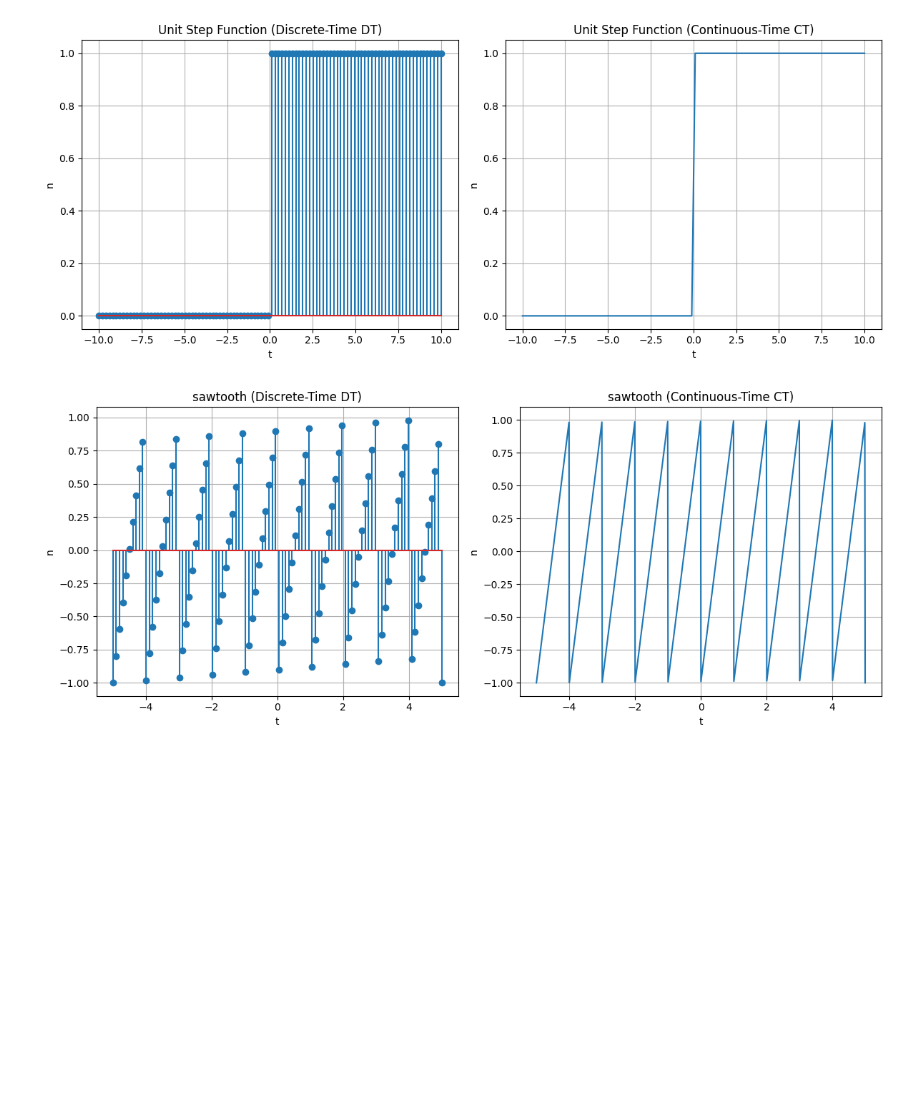
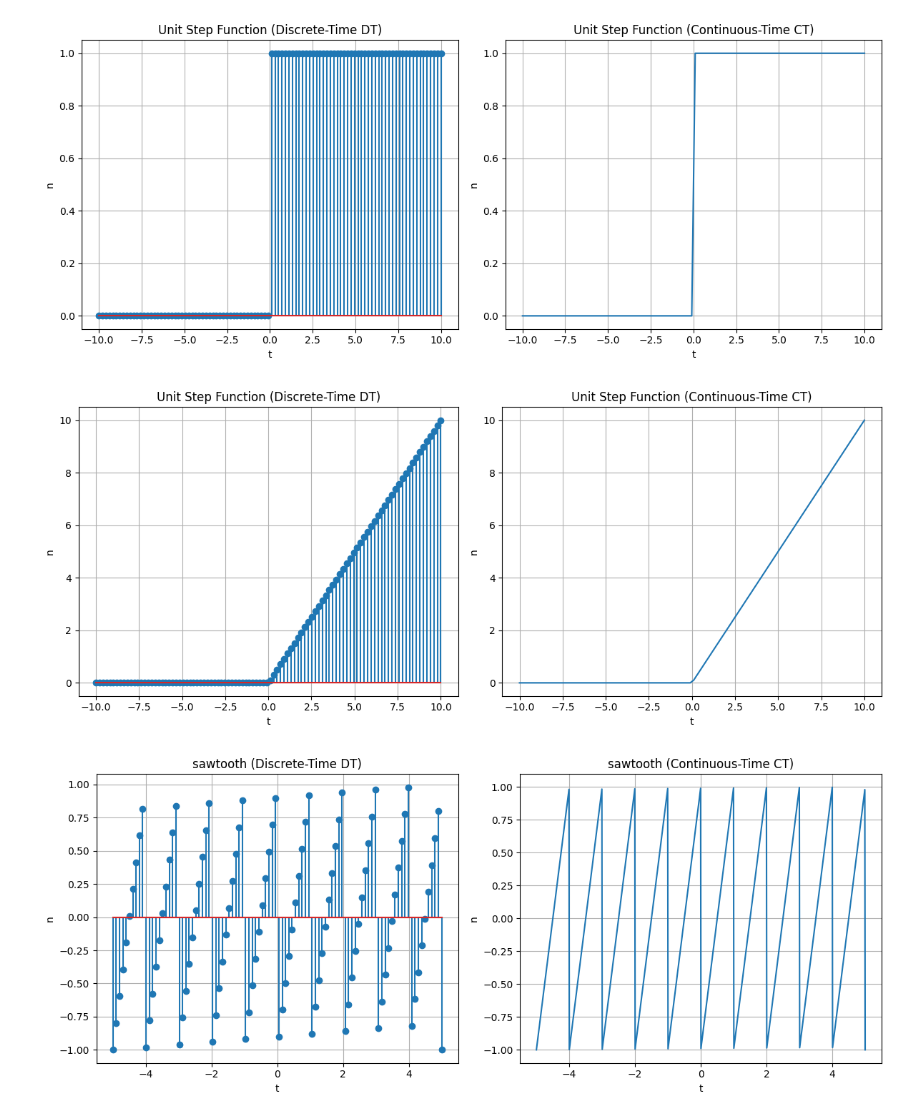
Before and after one commit to ananyachikkur-cs/signal-and-system-lab, a Jupyter notebook: content/05-scipy/scipy-basics.ipynb, the cells around one changed output. Cells and saved outputs as stored; diff of their text form; code cells hidden in the pictures; blank space fills up the shorter version.

```diff
--- a/content/05-scipy/scipy-basics.ipynb
+++ b/content/05-scipy/scipy-basics.ipynb
@@ -44,6 +44,38 @@ plt.tight_layout()
 plt.show()
 # %% [output]
 [figure]
+# %%
+import numpy as np
+import matplotlib.pyplot as plt
+t = np.linspace(-10, 10, 100)
+n = np.zeros(len(t))
+for i in range(len(t)):
+  if t[i] >= 0:
+    n[i] = t[i]
+
+# Create a figure for side-by-side subplots
+plt.figure(figsize=(12, 5))
+
+# Discrete-Time (DT) ramp signal
+plt.subplot(1, 2, 1)
+plt.stem(t, n)
+plt.title('Unit Step Function (Discrete-Time DT)')
+plt.xlabel('t')
+plt.ylabel('n')
+plt.grid(True)
+
+# Continuous-Time (CT) ramp signal
+plt.subplot(1, 2, 2)
+plt.plot(t, n)
+plt.title('Unit Step Function (Continuous-Time CT)')
+plt.xlabel('t')
+plt.ylabel('n')
+plt.grid(True)
+
+plt.tight_layout()
+plt.show()
+# %% [output]
+[figure, added]
 # %%
 import numpy as np
 import matplotlib.pyplot as plt
```
Also changed, not shown: parts of 1 cell of this notebook.
